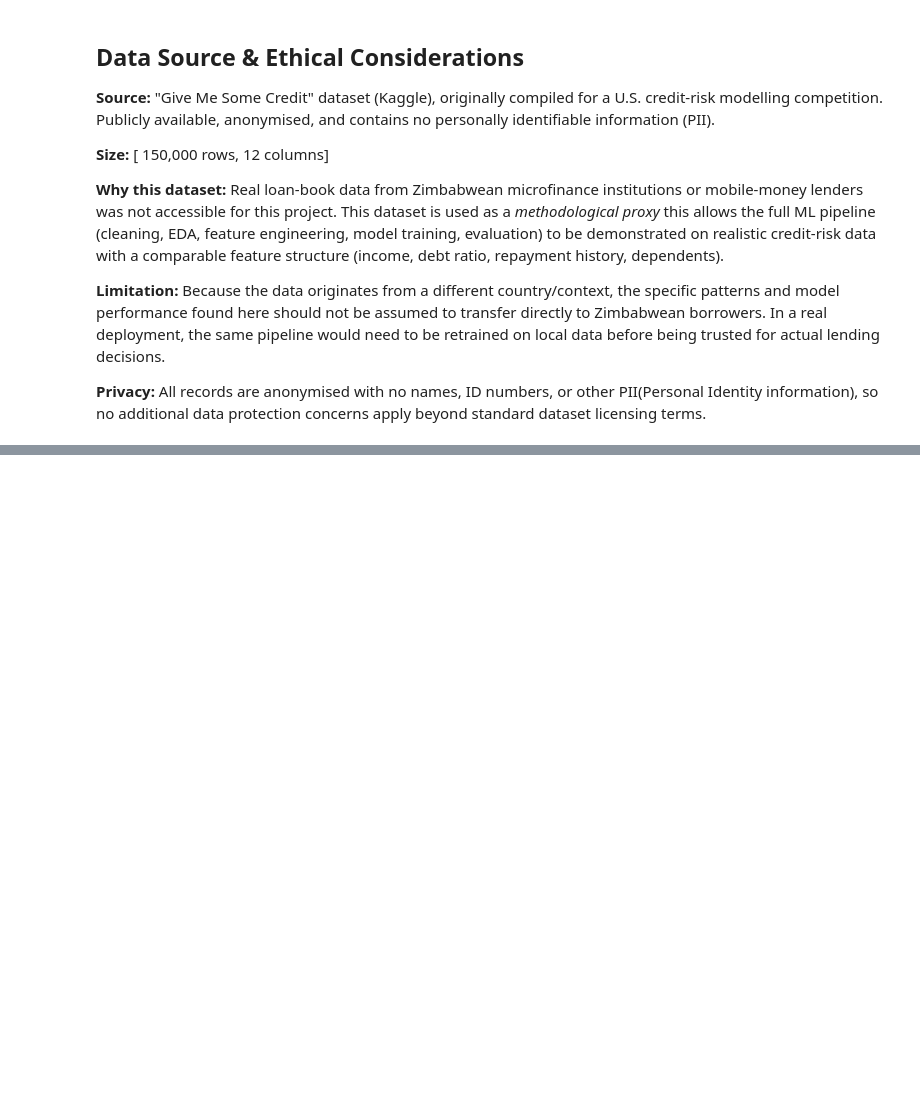
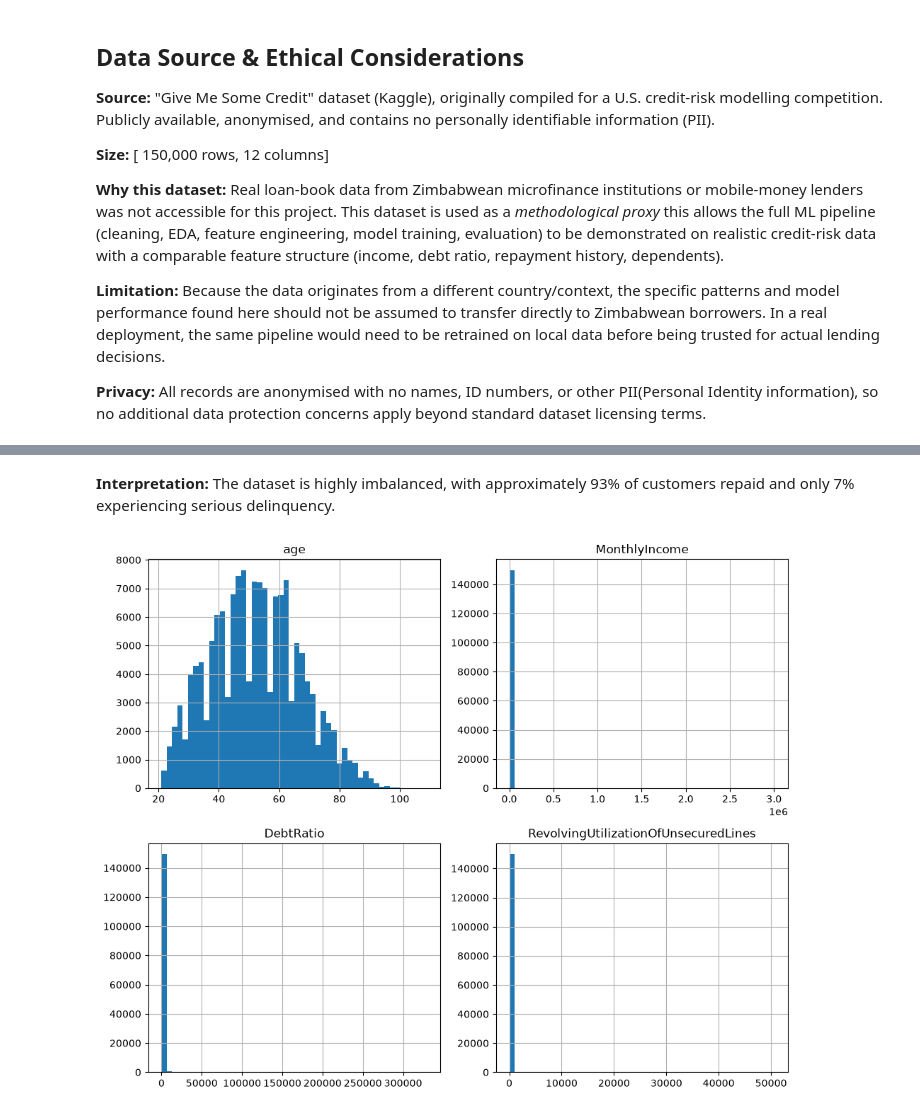
Before and after one commit to kaindtecla-cyber/Microfinance-loan-default-prediction, a Jupyter notebook: main.ipynb, the cells around one changed output, grey strips where cells are left out. Drawn from its saved outputs; the diff is of its cells as text; code cells hidden in the pictures; blank space fills up the shorter version.

```diff
--- a/main.ipynb
+++ b/main.ipynb
@@ -109,0 +335,7 @@ no additional data protection concerns apply beyond standard dataset licensing t
+# %% [markdown]
+**Interpretation:** The dataset is highly imbalanced, with approximately 93% of customers repaid and only 7% experiencing serious delinquency.
+# %%
+df[['age', 'MonthlyIncome', 'DebtRatio', 'RevolvingUtilizationOfUnsecuredLines']].hist(figsize=(10,8), bins=50); plt.tight_layout();
+plt.show()
+# %% [output]
+[figure, added]
```
Also changed, not shown: parts of 44 cells of this notebook.
